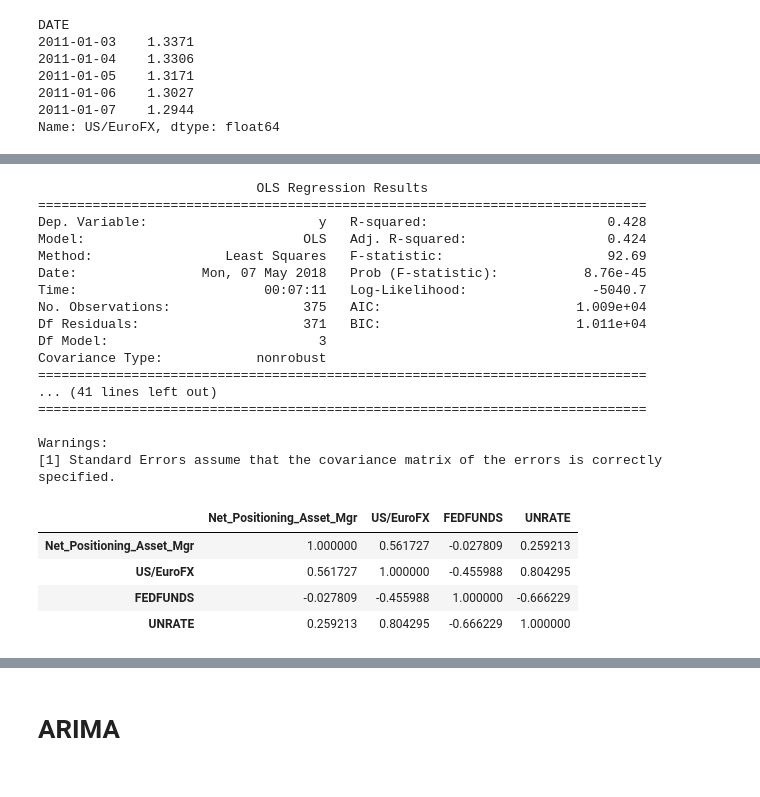
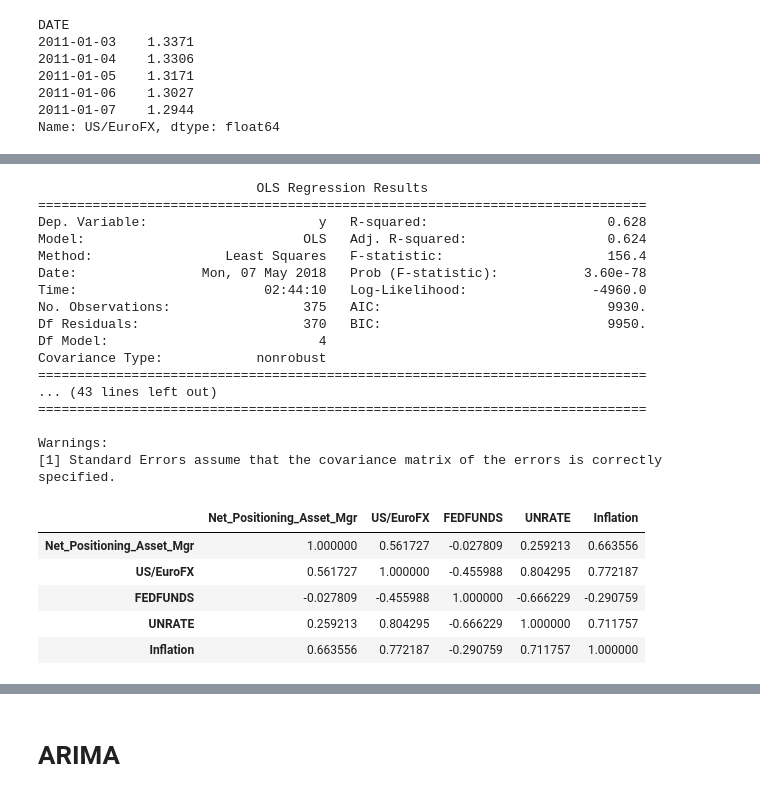
Before and after one commit to leonardich/Stats_project, a Jupyter notebook: Regression.ipynb, the cells around one changed output, grey strips where cells are left out. Drawn from its saved outputs; the diff is of its cells as text; code cells hidden in the pictures.

```diff
--- a/Regression.ipynb
+++ b/Regression.ipynb
@@ -527,3 +527,8 @@ DATE
 Name: US/EuroFX, dtype: float64
 # %%
 doll2euro = set_cftc_index(doll2euro, 'avg')
+# %%
+inflation_exp = pd.read_csv("C:/Users/pc/Desktop/SG_project/Data/"+"T10YIE_inflation.csv", index_col=[0], parse_dates=True)
+inflation_exp = inflation_exp.rename(columns={"T10YIE":"Inflation"})
+inflation_exp = pd.to_numeric(inflation_exp['Inflation'], errors="coerce")
+inflation_exp.loc["2011":].head()
@@ -529,0 +543,3 @@ doll2euro = set_cftc_index(doll2euro, 'avg')
+# %%
+inflation_exp = set_cftc_index(inflation_exp, 'avg')
+inflation_exp.head()
@@ -646,26 +716,27 @@ Correlation =  -0.737445434742
 # %%
 mult_lin_reg(dictionary_financials["E-MINI S&P 500 STOCK INDEX - CHICAGO MERCANTILE EXCHANGE"]\
-             ["Net_Positioning_Asset_Mgr"], doll2euro, 2, fed_funds_rate, 4, unempl_rate, 4)
+             ["Net_Positioning_Asset_Mgr"], doll2euro, 2, fed_funds_rate, 4, unempl_rate, 4, inflation_exp, 0)
 # %% [output]
                             OLS Regression Results
 ==============================================================================
-Dep. Variable:                      y   R-squared:                       0.428
-Model:                            OLS   Adj. R-squared:                  0.424
-Method:                 Least Squares   F-statistic:                     92.69
-Date:                Mon, 07 May 2018   Prob (F-statistic):           8.76e-45
-Time:                        00:07:11   Log-Likelihood:                -5040.7
-No. Observations:                 375   AIC:                         1.009e+04
-Df Residuals:                     371   BIC:                         1.011e+04
-Df Model:                           3
+Dep. Variable:                      y   R-squared:                       0.628
+Model:                            OLS   Adj. R-squared:                  0.624
+Method:                 Least Squares   F-statistic:                     156.4
+Date:                Mon, 07 May 2018   Prob (F-statistic):           3.60e-78
+Time:                        02:44:10   Log-Likelihood:                -4960.0
+No. Observations:                 375   AIC:                             9930.
+Df Residuals:                     370   BIC:                             9950.
+Df Model:                           4
 Covariance Type:            nonrobust
 ==============================================================================
-... (41 lines left out)
+... (43 lines left out)
 ==============================================================================
 
 Warnings:
 [1] Standard Errors assume that the covariance matrix of the errors is correctly specified.
-|  | Net_Positioning_Asset_Mgr | US/EuroFX | FEDFUNDS | UNRATE |
-| Net_Positioning_Asset_Mgr | 1.000000 | 0.561727 | -0.027809 | 0.259213 |
-| US/EuroFX | 0.561727 | 1.000000 | -0.455988 | 0.804295 |
-| FEDFUNDS | -0.027809 | -0.455988 | 1.000000 | -0.666229 |
-| UNRATE | 0.259213 | 0.804295 | -0.666229 | 1.000000 |
+|  | Net_Positioning_Asset_Mgr | US/EuroFX | FEDFUNDS | UNRATE | Inflation |
+| Net_Positioning_Asset_Mgr | 1.000000 | 0.561727 | -0.027809 | 0.259213 | 0.663556 |
+| US/EuroFX | 0.561727 | 1.000000 | -0.455988 | 0.804295 | 0.772187 |
+| FEDFUNDS | -0.027809 | -0.455988 | 1.000000 | -0.666229 | -0.290759 |
+| UNRATE | 0.259213 | 0.804295 | -0.666229 | 1.000000 | 0.711757 |
+| Inflation | 0.663556 | 0.772187 | -0.290759 | 0.711757 | 1.000000 |
```
Also changed, not shown: parts of 11 cells of this notebook.
